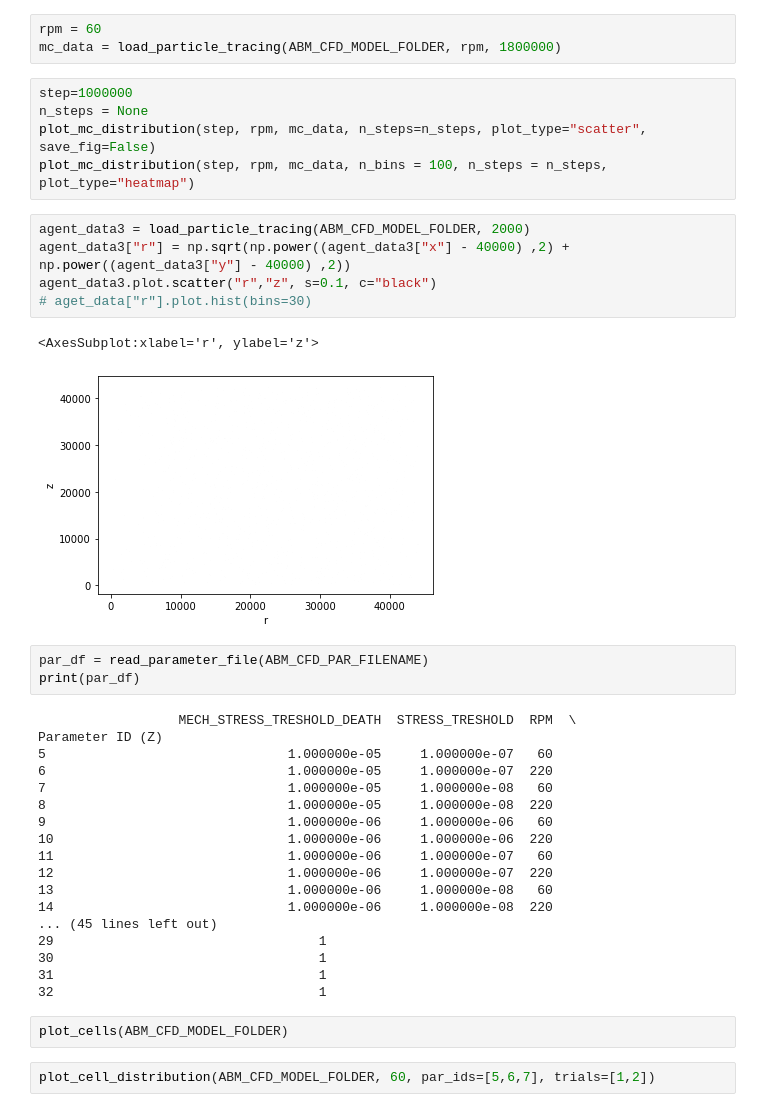
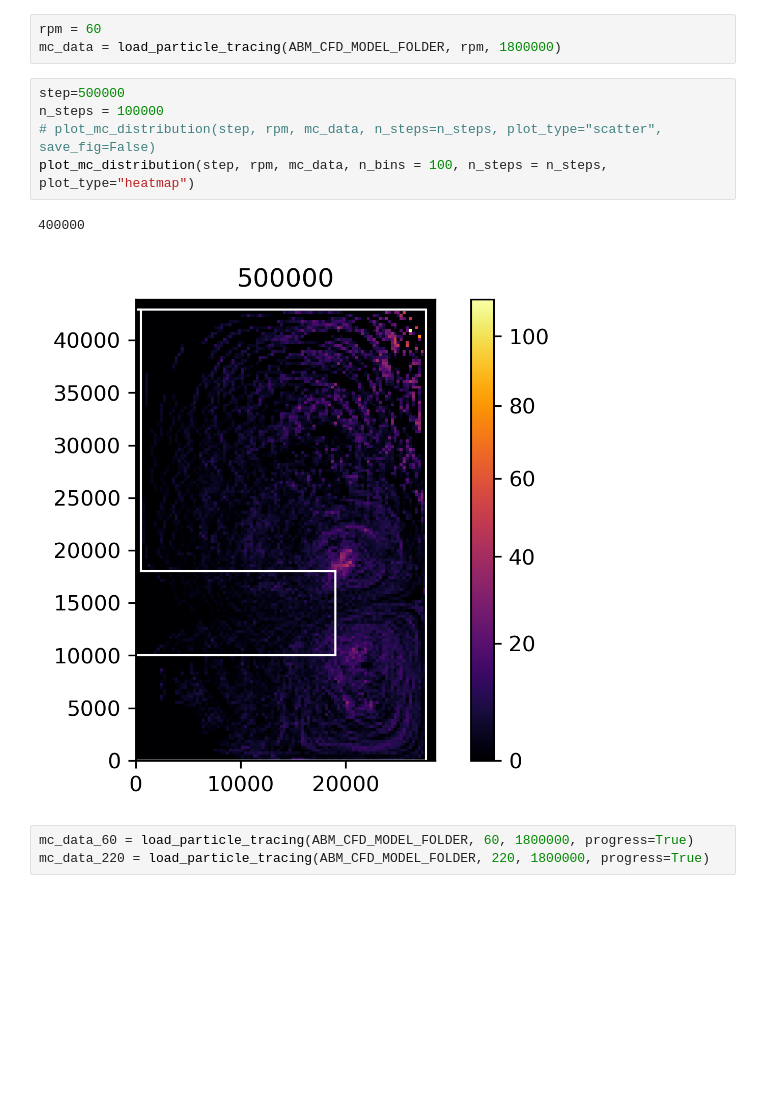
Before and after one commit to TheCMMC/biocellion-tools, a Jupyter notebook: biocellion_output_plotting.ipynb, the cells around one changed output. Drawn from its saved outputs; the diff is of its cells as text; blank space fills up the shorter version.

```diff
--- a/biocellion_output_plotting.ipynb
+++ b/biocellion_output_plotting.ipynb
@@ -383,40 +381,13 @@ plot_mc_distribution(step, rpm, agent_data, n_steps = None, plot_type="scatter")
 rpm = 60
 mc_data = load_particle_tracing(ABM_CFD_MODEL_FOLDER, rpm, 1800000)
 # %%
-step=1000000
-n_steps = None
-plot_mc_distribution(step, rpm, mc_data, n_steps=n_steps, plot_type="scatter", save_fig=False)
+step=500000
+n_steps = 100000
+# plot_mc_distribution(step, rpm, mc_data, n_steps=n_steps, plot_type="scatter", save_fig=False)
 plot_mc_distribution(step, rpm, mc_data, n_bins = 100, n_steps = n_steps, plot_type="heatmap")
+# %% [output]
+400000
+[figure, added]
-# %%
-agent_data3 = load_particle_tracing(ABM_CFD_MODEL_FOLDER, 2000)
-agent_data3["r"] = np.sqrt(np.power((agent_data3["x"] - 40000) ,2) + np.power((agent_data3["y"] - 40000) ,2))
-agent_data3.plot.scatter("r","z", s=0.1, c="black")
-# aget_data["r"].plot.hist(bins=30)
-# %% [output]
-<AxesSubplot:xlabel='r', ylabel='z'>
-[figure, removed]
-# %%
-par_df = read_parameter_file(ABM_CFD_PAR_FILENAME)
-print(par_df)
-# %% [output]
-                  MECH_STRESS_TRESHOLD_DEATH  STRESS_TRESHOLD  RPM  \
-Parameter ID (Z)
-5                               1.000000e-05     1.000000e-07   60
-6                               1.000000e-05     1.000000e-07  220
-7                               1.000000e-05     1.000000e-08   60
-8                               1.000000e-05     1.000000e-08  220
-9                               1.000000e-06     1.000000e-06   60
-10                              1.000000e-06     1.000000e-06  220
-11                              1.000000e-06     1.000000e-07   60
-12                              1.000000e-06     1.000000e-07  220
-13                              1.000000e-06     1.000000e-08   60
-14                              1.000000e-06     1.000000e-08  220
-... (45 lines left out)
-29                                  1
-30                                  1
-31                                  1
-32                                  1
-# %%
-plot_cells(ABM_CFD_MODEL_FOLDER)
-# %%
-plot_cell_distribution(ABM_CFD_MODEL_FOLDER, 60, par_ids=[5,6,7], trials=[1,2])
+# %%
+mc_data_60 = load_particle_tracing(ABM_CFD_MODEL_FOLDER, 60, 1800000, progress=True)
+mc_data_220 = load_particle_tracing(ABM_CFD_MODEL_FOLDER, 220, 1800000, progress=True)
```
Also changed, not shown: parts of 5 cells of this notebook, 1 other file.
